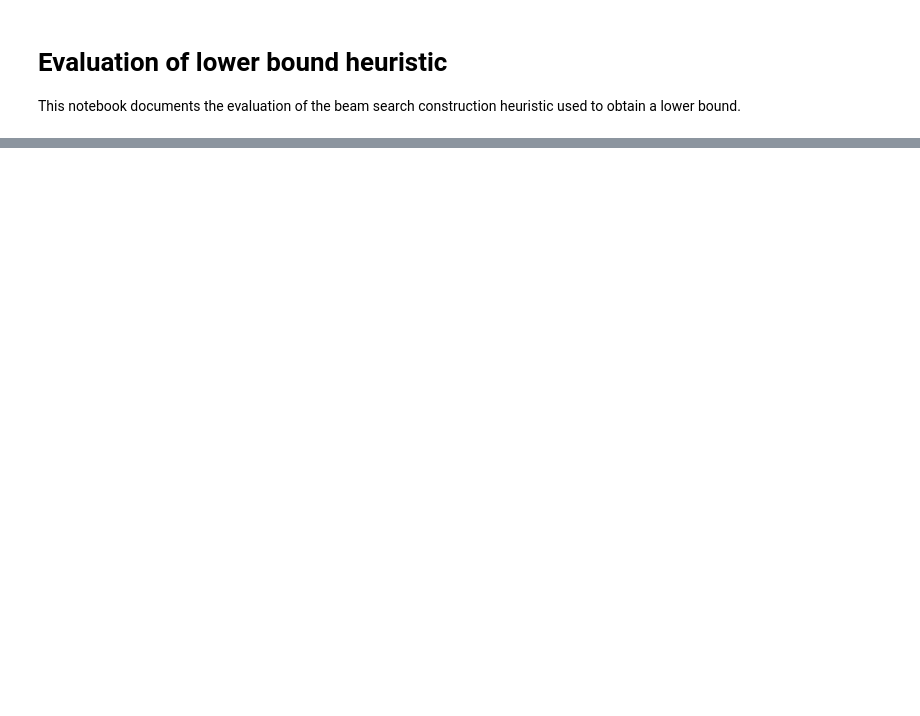
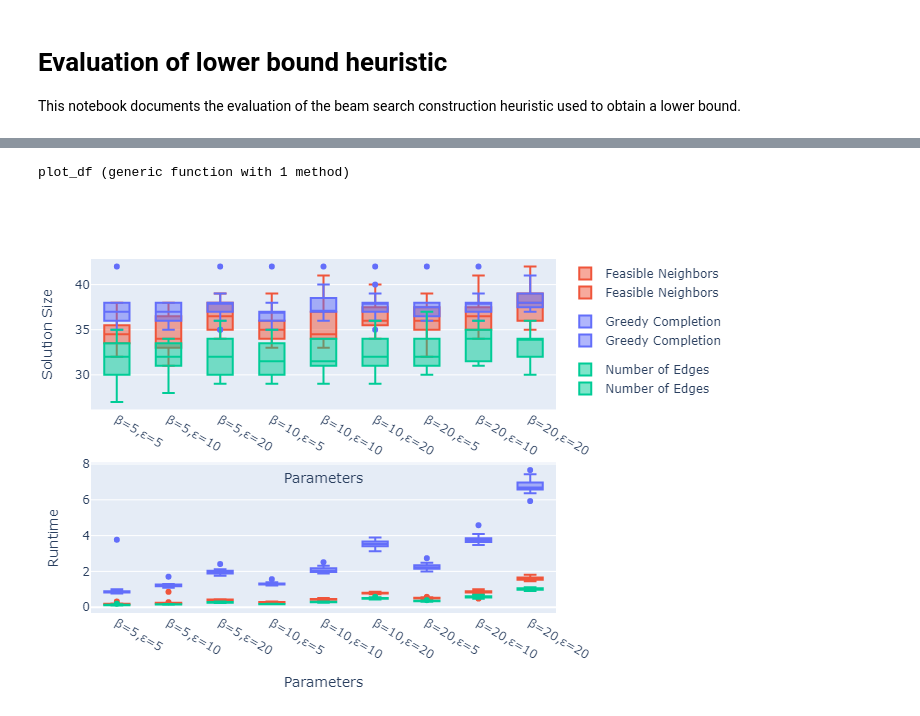
Before and after one commit to rettrich/thesis, a Jupyter notebook: eval/lower_bound_heuristic.ipynb, the cells around one changed output, grey strips where cells are left out. Saved outputs shown, nothing was run; the diff lists cells and outputs as text; code cells hidden in the pictures; blank space fills up the shorter version.

```diff
--- a/eval/lower_bound_heuristic.ipynb
+++ b/eval/lower_bound_heuristic.ipynb
@@ -232,0 +10,6 @@ CSV.write("df_lower_bound_heuristic.csv", df_all)
+# %%
+df_09_500 = DataFrame(CSV.File("lbh_random-0.9-500.csv"))
+df_09_1000 = DataFrame(CSV.File("lbh_random-0.9-500.csv"))
+df_075_500 = DataFrame(CSV.File("lbh_random-0.75-500.csv"))
+df_075_1000 = DataFrame(CSV.File("lbh_random-0.75-500.csv"))
+;
@@ -232,0 +45,15 @@ CSV.write("df_lower_bound_heuristic.csv", df_all)
+# %%
+function plot_df(df, filename)
+    p_size = plot(df, x=:Parameters, y=Symbol("Solution Size"), kind="box", color=:Heuristic, Layout(boxmode="group"))
+    p_runtime = plot(df, x=:Parameters, y=Symbol("Runtime"), kind="box", color=:Heuristic, Layout(boxmode="group"))
+    p = [p_size; p_runtime]
+    savefig(p_size, "$filename-size.pdf", width=1300, height=500)
+    savefig(p_runtime, "$filename-runtime.pdf", width=1300, height=500)
+    p
+end
+# %% [output]
+plot_df (generic function with 1 method)
+# %%
+plot_df(df_075_500, "lbh-075-500")
+# %% [output]
+[figure, added]
```
Also changed, not shown: parts of 23 cells of this notebook, 9 other files.
